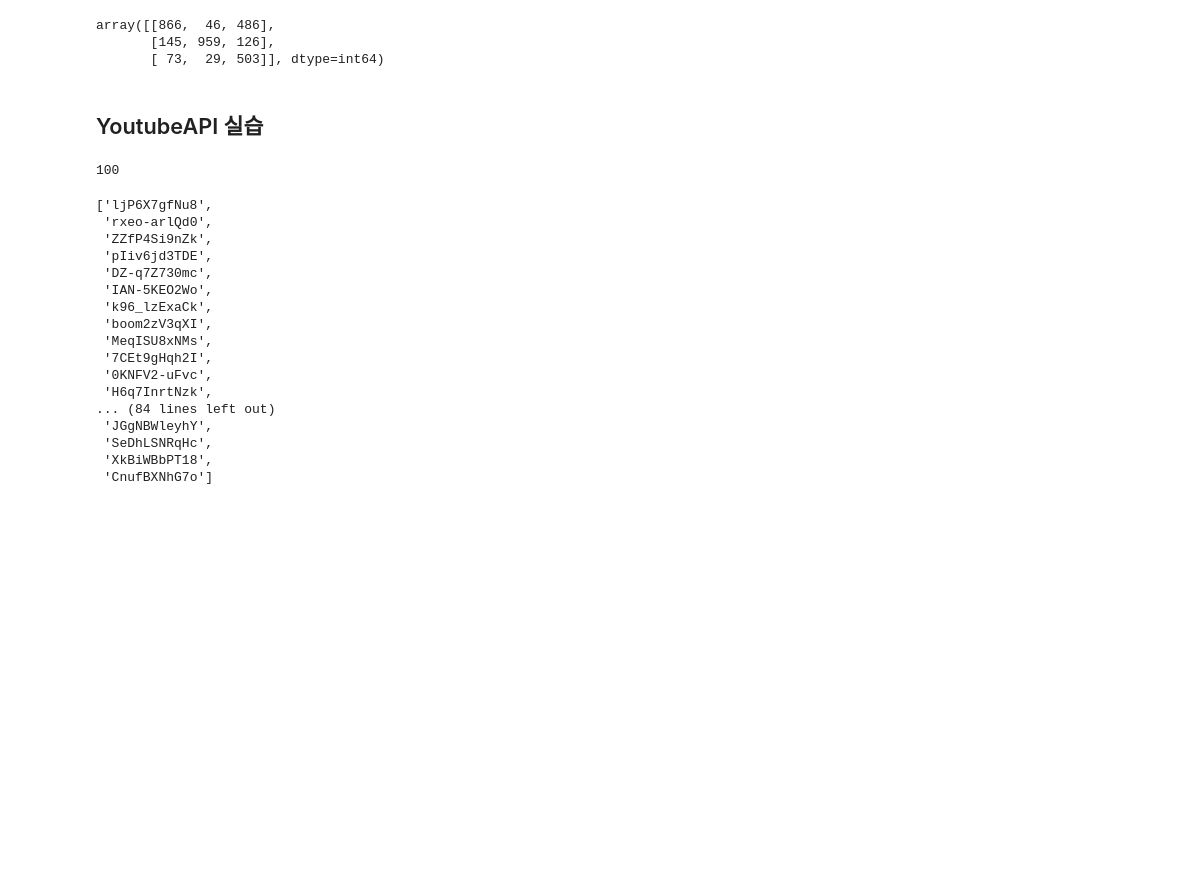
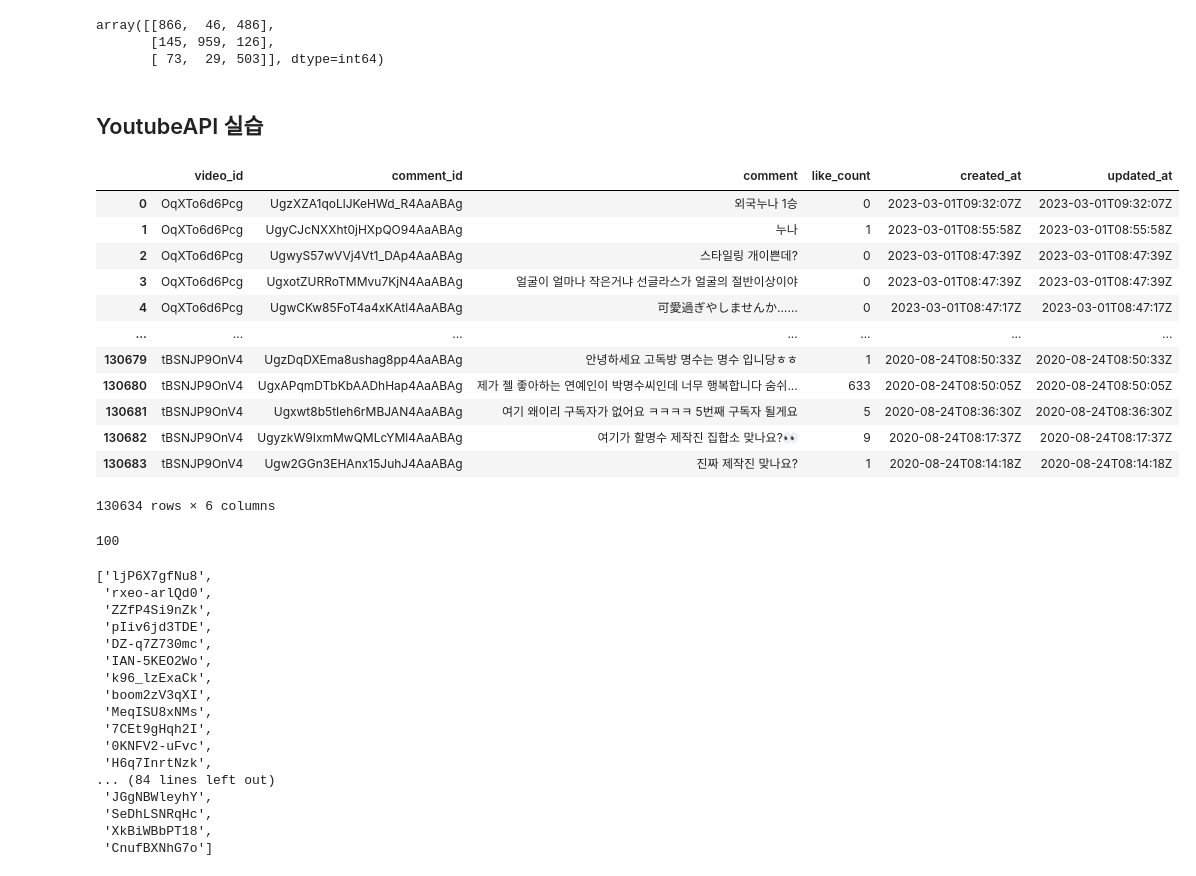
Before and after one commit to kimhyunso/coper-project, a Jupyter notebook: practice_analysis_dowon.ipynb, the cells around one changed output. Drawn from its saved outputs; the diff is of its cells as text; code cells hidden in the pictures; blank space fills up the shorter version.

```diff
--- a/practice_analysis_dowon.ipynb
+++ b/practice_analysis_dowon.ipynb
@@ -266,7 +266,9 @@ sns.set_theme()                                 # Seaborn의 테마 자동 설
 # %%
-from CrawlingModule import YoutubeBulider
+from CrawlingModule import YoutubeBuilder
 
 def api_key():
-    infile = open("C:/Users/TECH2_07/Desktop/이도원 프로젝트 폴더/자료/api_key.txt", 'r')
+    infile = open("C:/Users/4ser/Desktop/이도원/기타잡것/key_data/youtube_api_key_2.txt", 'r')
     key = infile.readline()
     return key
+
+api_key = api_key()
@@ -277,0 +275,37 @@ def api_key():
+# %%
+# YoutubeModule Class
+from CrawlingModule import YoutubeBuilder
+
+# YoutbeModule Instarnce
+bulider = YoutubeBuilder(api_key)
+
+channelId = bulider.search_get_channelId('할명수')
+video_id_list = bulider.search_get_videoId_in_channel(channelId=channelId)
+comments_list = bulider.get_comments(video_id_list)
+video_list = bulider.get_videos_in_videoId_list(videoId_list=video_id_list)
+# %%
+import pandas as pd
+
+# ['video_id', 'category_id', 'category_name', 'title', 'views_count', 'like_count', 'uploaded_at', 'tags']
+# ['video_id', 'comment_id', 'comment', 'like_count', 'created_at', 'updated_at']
+df_videos = pd.DataFrame(video_list, columns=['video_id', 'category_id', 'category_name', 'title', 'views_count', 'like_count', 'uploaded_at', 'tags'])
+df_videos.drop_duplicates(keep="first", inplace=True)
+df_comments = pd.DataFrame(comments_list, columns=['video_id', 'comment_id', 'comment', 'like_count', 'created_at', 'updated_at'])
+df_comments.drop_duplicates(keep="first", inplace=True)
+
+# df_videos
+df_comments
+# %% [output]
+|  | video_id | comment_id | comment | like_count | created_at | updated_at |
+| 0 | OqXTo6d6Pcg | UgzXZA1qoLlJKeHWd_R4AaABAg | 외국누나 1승 | 0 | 2023-03-01T09:32:07Z | 2023-03-01T09:32:07Z |
+| 1 | OqXTo6d6Pcg | UgyCJcNXXht0jHXpQO94AaABAg | 누나 | 1 | 2023-03-01T08:55:58Z | 2023-03-01T08:55:58Z |
+| 2 | OqXTo6d6Pcg | UgwyS57wVVj4Vt1_DAp4AaABAg | 스타일링 개이쁜데? | 0 | 2023-03-01T08:47:39Z | 2023-03-01T08:47:39Z |
+| 3 | OqXTo6d6Pcg | UgxotZURRoTMMvu7KjN4AaABAg | 얼굴이 얼마나 작은거냐 선글라스가 얼굴의 절반이상이야 | 0 | 2023-03-01T08:47:39Z | 2023-03-01T08:47:39Z |
+| 4 | OqXTo6d6Pcg | UgwCKw85FoT4a4xKAtl4AaABAg | 可愛過ぎやしませんか…… | 0 | 2023-03-01T08:47:17Z | 2023-03-01T08:47:17Z |
+| ... | ... | ... | ... | ... | ... | ... |
+| 130679 | tBSNJP9OnV4 | UgzDqDXEma8ushag8pp4AaABAg | 안녕하세요 고독방 명수는 명수 입니당ㅎㅎ | 1 | 2020-08-24T08:50:33Z | 2020-08-24T08:50:33Z |
+| 130680 | tBSNJP9OnV4 | UgxAPqmDTbKbAADhHap4AaABAg | 제가 젤 좋아하는 연예인이 박명수씨인데 너무 행복합니다 숨쉬... | 633 | 2020-08-24T08:50:05Z | 2020-08-24T08:50:05Z |
+| 130681 | tBSNJP9OnV4 | Ugxwt8b5tIeh6rMBJAN4AaABAg | 여기 왜이리 구독자가 없어요 ㅋㅋㅋㅋ 5번째 구독자 될게요 | 5 | 2020-08-24T08:36:30Z | 2020-08-24T08:36:30Z |
+| 130682 | tBSNJP9OnV4 | UgyzkW9IxmMwQMLcYMl4AaABAg | 여기가 할명수 제작진 집합소 맞나요?👀 | 9 | 2020-08-24T08:17:37Z | 2020-08-24T08:17:37Z |
+| 130683 | tBSNJP9OnV4 | Ugw2GGn3EHAnx15JuhJ4AaABAg | 진짜 제작진 맞나요? | 1 | 2020-08-24T08:14:18Z | 2020-08-24T08:14:18Z |
+130634 rows × 6 columns
```
Also changed, not shown: parts of 8 cells of this notebook.
